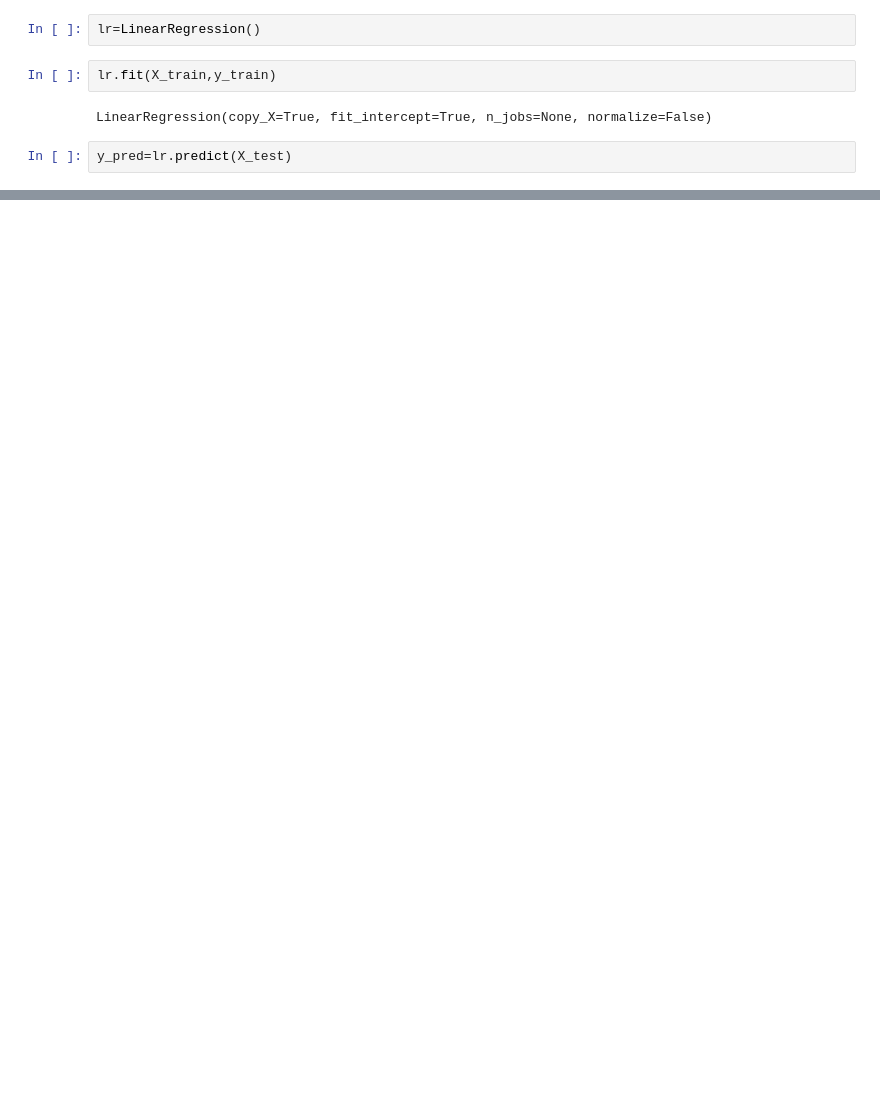
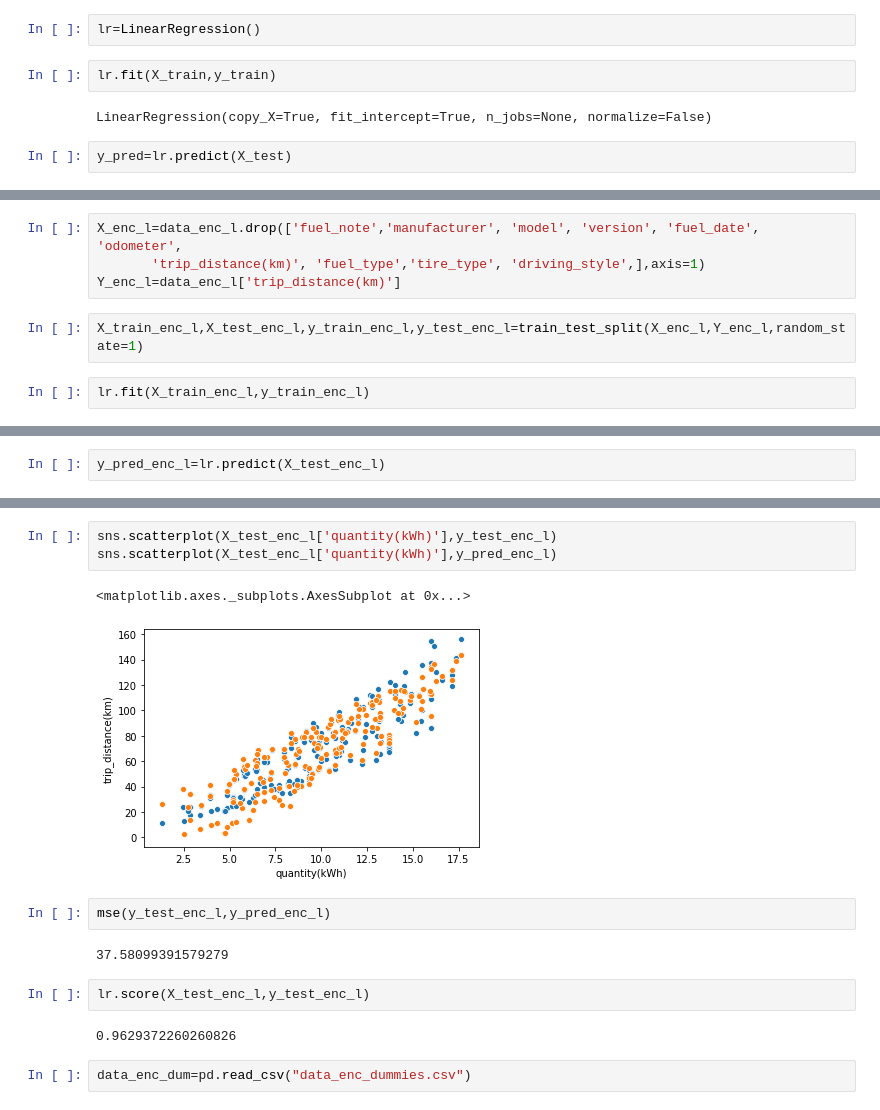
Before and after one commit to Almas-ansari/Ev-range-prediction, a Jupyter notebook: linear_regression.ipynb, the cells around one changed output, grey strips where cells are left out. Drawn from its saved outputs; the diff is of its cells as text; blank space fills up the shorter version.

```diff
--- a/linear_regression.ipynb
+++ b/linear_regression.ipynb
@@ -49,0 +61,8 @@ lr.score(X_test,y_test)
+# %%
+X_enc_l=data_enc_l.drop(['fuel_note','manufacturer', 'model', 'version', 'fuel_date', 'odometer',
+       'trip_distance(km)', 'fuel_type','tire_type', 'driving_style',],axis=1)
+Y_enc_l=data_enc_l['trip_distance(km)']
+# %%
+X_train_enc_l,X_test_enc_l,y_train_enc_l,y_test_enc_l=train_test_split(X_enc_l,Y_enc_l,random_state=1)
+# %%
+lr.fit(X_train_enc_l,y_train_enc_l)
@@ -49,0 +71,2 @@ lr.score(X_test,y_test)
+# %%
+y_pred_enc_l=lr.predict(X_test_enc_l)
@@ -49,0 +93,16 @@ lr.score(X_test,y_test)
+# %%
+sns.scatterplot(X_test_enc_l['quantity(kWh)'],y_test_enc_l)
+sns.scatterplot(X_test_enc_l['quantity(kWh)'],y_pred_enc_l)
+# %% [output]
+<matplotlib.axes._subplots.AxesSubplot at 0x...>
+[figure, added]
+# %%
+mse(y_test_enc_l,y_pred_enc_l)
+# %% [output]
+37.58099391579279
+# %%
+lr.score(X_test_enc_l,y_test_enc_l)
+# %% [output]
+0.9629372260260826
+# %%
+data_enc_dum=pd.read_csv("data_enc_dummies.csv")
```
Also changed, not shown: parts of 26 cells of this notebook, 9 other files.
